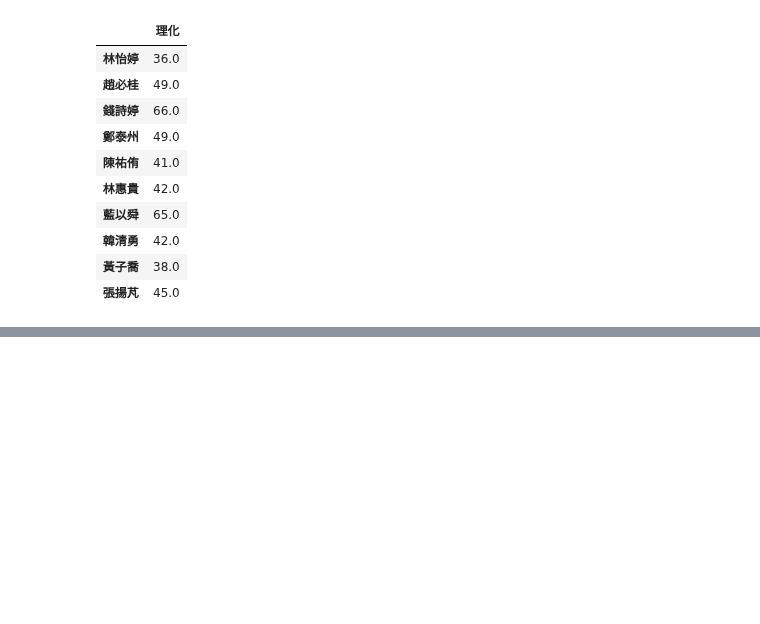
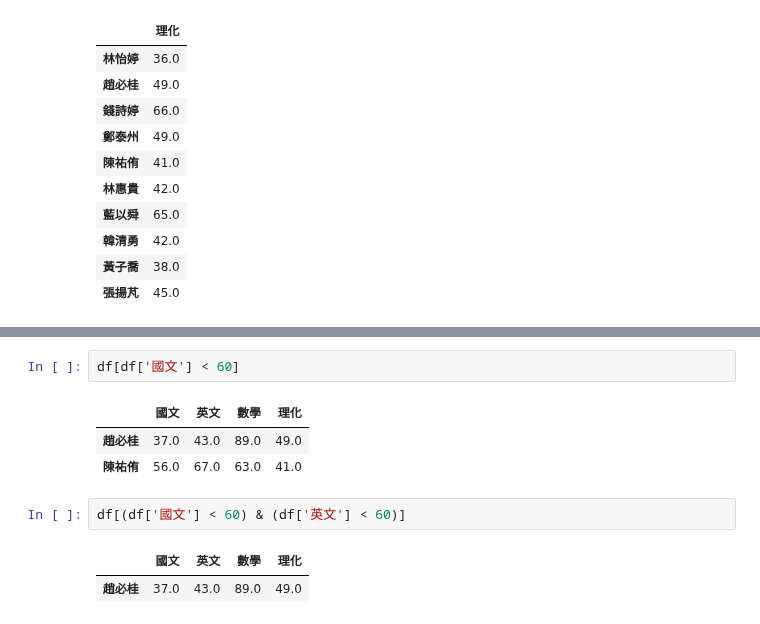
Before and after one commit to kevin1786/20220702-Python-K, a Jupyter notebook: DataFrame簡單操作.ipynb, the cells around one changed output, grey strips where cells are left out. Saved outputs shown, nothing was run; the diff lists cells and outputs as text; blank space fills up the shorter version.

```diff
--- a/DataFrame簡單操作.ipynb
+++ b/DataFrame簡單操作.ipynb
@@ -151,0 +240,11 @@ df.dropna(axis=1)
+# %%
+df[df['國文'] < 60]
+# %% [output]
+|  | 國文 | 英文 | 數學 | 理化 |
+| 趙必桂 | 37.0 | 43.0 | 89.0 | 49.0 |
+| 陳祐侑 | 56.0 | 67.0 | 63.0 | 41.0 |
+# %%
+df[(df['國文'] < 60) & (df['英文'] < 60)]
+# %% [output]
+|  | 國文 | 英文 | 數學 | 理化 |
+| 趙必桂 | 37.0 | 43.0 | 89.0 | 49.0 |
```
Also changed, not shown: parts of 14 cells of this notebook.
